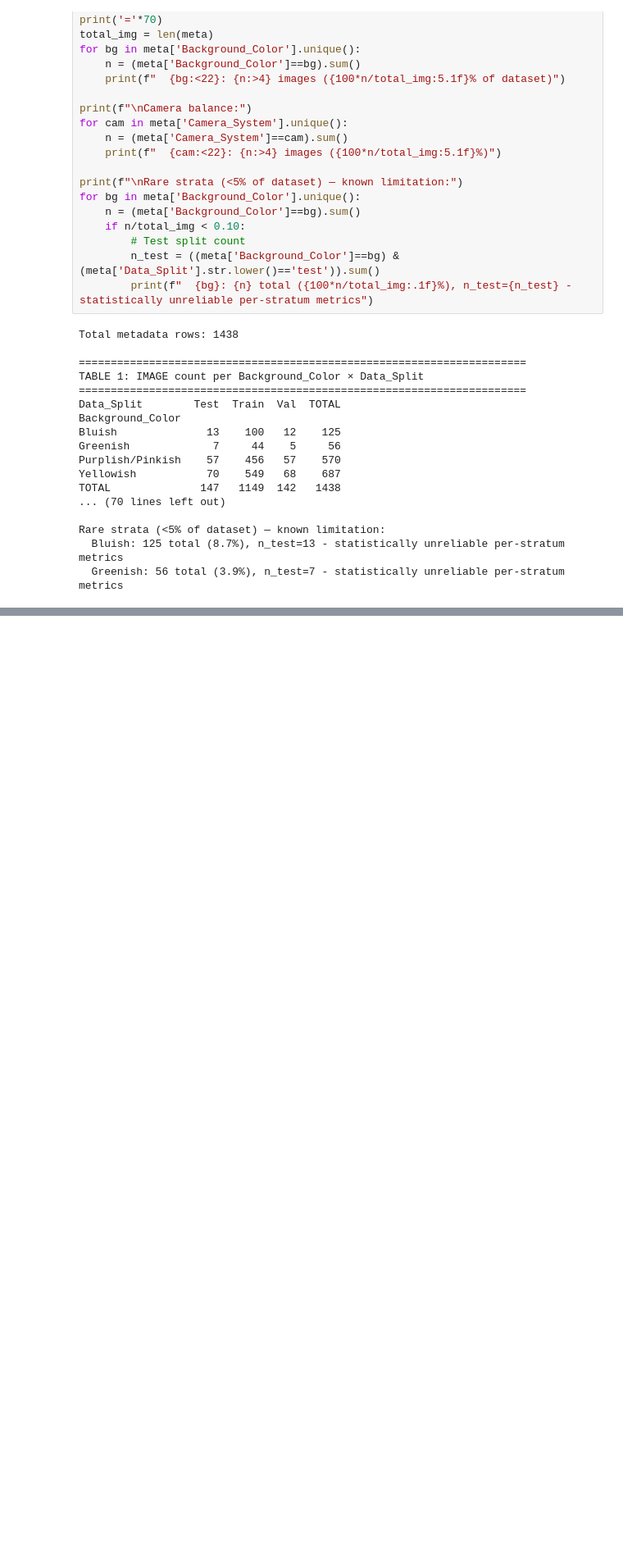
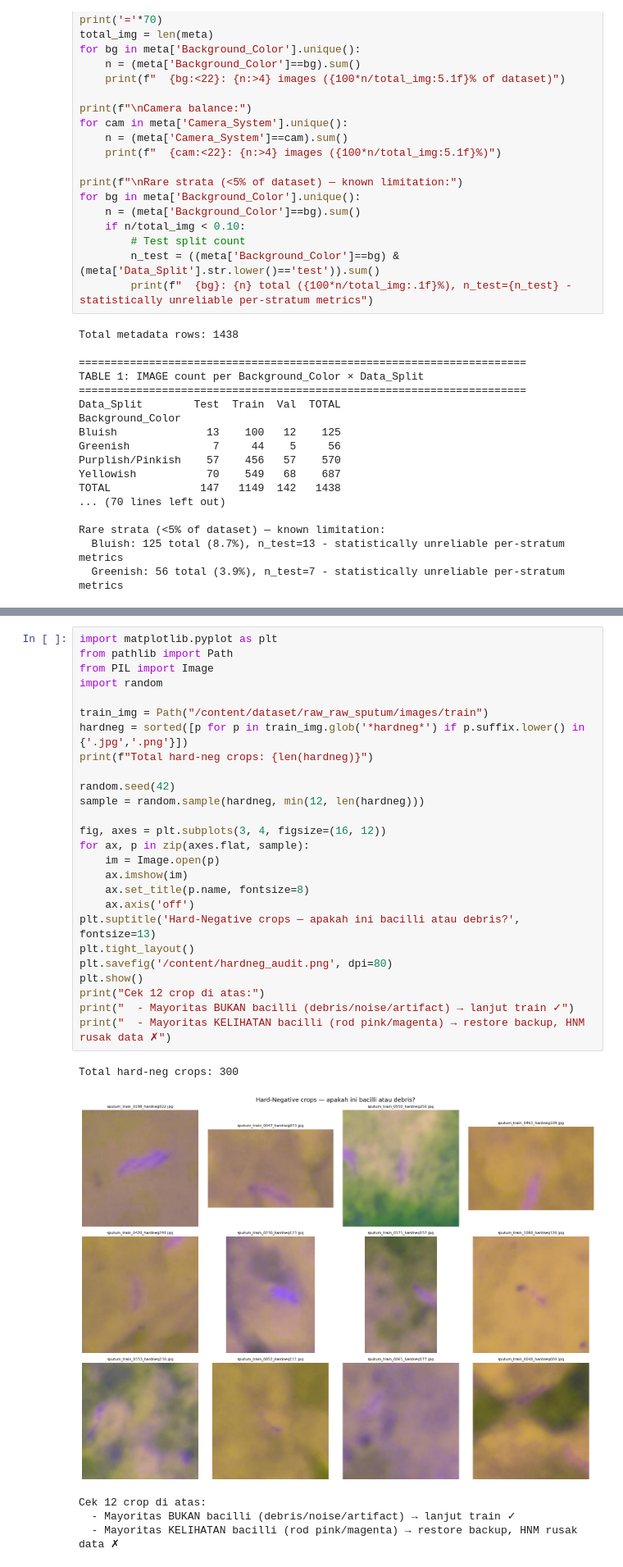
Before and after one commit to iswantosan/afb-yolo13, a Jupyter notebook: notebooks/train_baseline.ipynb, the cells around one changed output, grey strips where cells are left out. Shown at 82% size. Drawn from its saved outputs; the diff is of its cells as text; blank space fills up the shorter version.

```diff
--- a/notebooks/train_baseline.ipynb
+++ b/notebooks/train_baseline.ipynb
@@ -2388,0 +2808,32 @@ Rare strata (<5% of dataset) — known limitation:
+# %%
+import matplotlib.pyplot as plt
+from pathlib import Path
+from PIL import Image
+import random
+
+train_img = Path("/content/dataset/raw_raw_sputum/images/train")
+hardneg = sorted([p for p in train_img.glob('*hardneg*') if p.suffix.lower() in {'.jpg','.png'}])
+print(f"Total hard-neg crops: {len(hardneg)}")
+
+random.seed(42)
+sample = random.sample(hardneg, min(12, len(hardneg)))
+
+fig, axes = plt.subplots(3, 4, figsize=(16, 12))
+for ax, p in zip(axes.flat, sample):
+    im = Image.open(p)
+    ax.imshow(im)
+    ax.set_title(p.name, fontsize=8)
+    ax.axis('off')
+plt.suptitle('Hard-Negative crops — apakah ini bacilli atau debris?', fontsize=13)
+plt.tight_layout()
+plt.savefig('/content/hardneg_audit.png', dpi=80)
+plt.show()
+print("Cek 12 crop di atas:")
+print("  - Mayoritas BUKAN bacilli (debris/noise/artifact) → lanjut train ✓")
+print("  - Mayoritas KELIHATAN bacilli (rod pink/magenta) → restore backup, HNM rusak data ✗")
+# %% [output]
+Total hard-neg crops: 300
+[figure, added]
+Cek 12 crop di atas:
+  - Mayoritas BUKAN bacilli (debris/noise/artifact) → lanjut train ✓
+  - Mayoritas KELIHATAN bacilli (rod pink/magenta) → restore backup, HNM rusak data ✗
```
Also changed, not shown: parts of 9 cells of this notebook.
